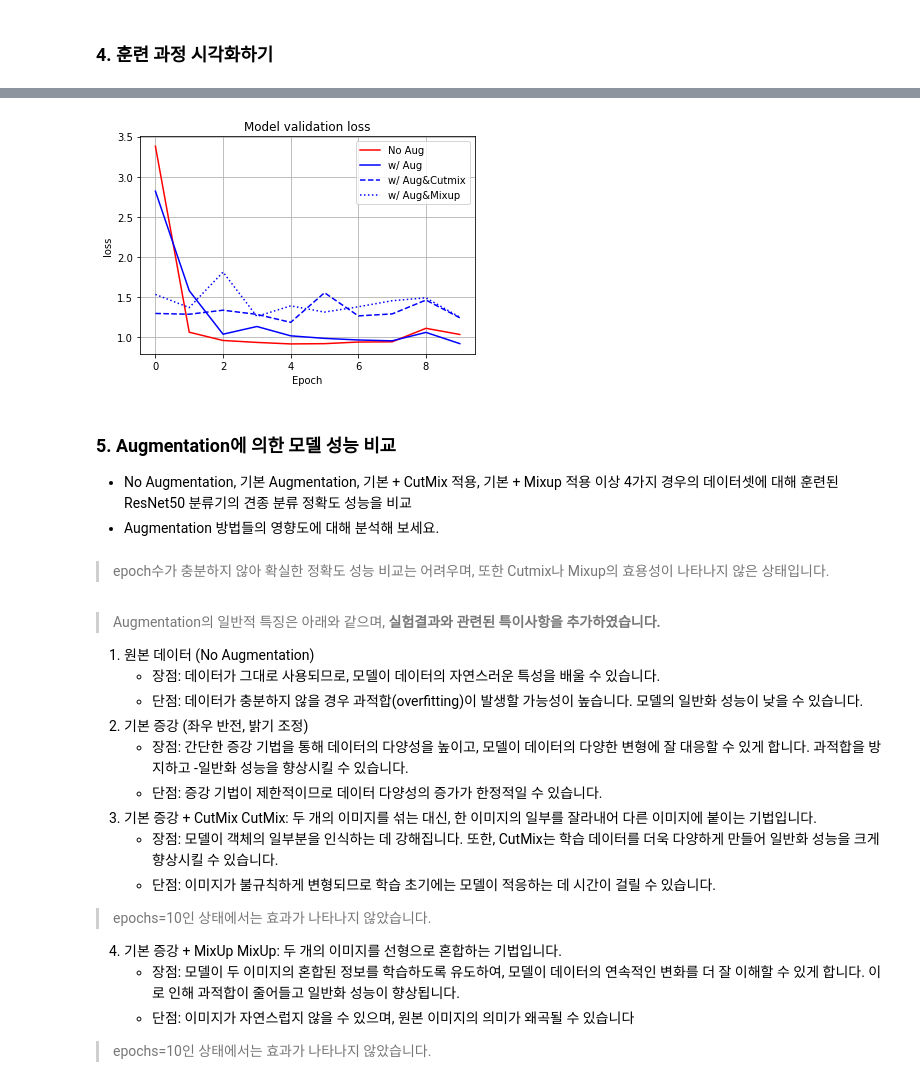
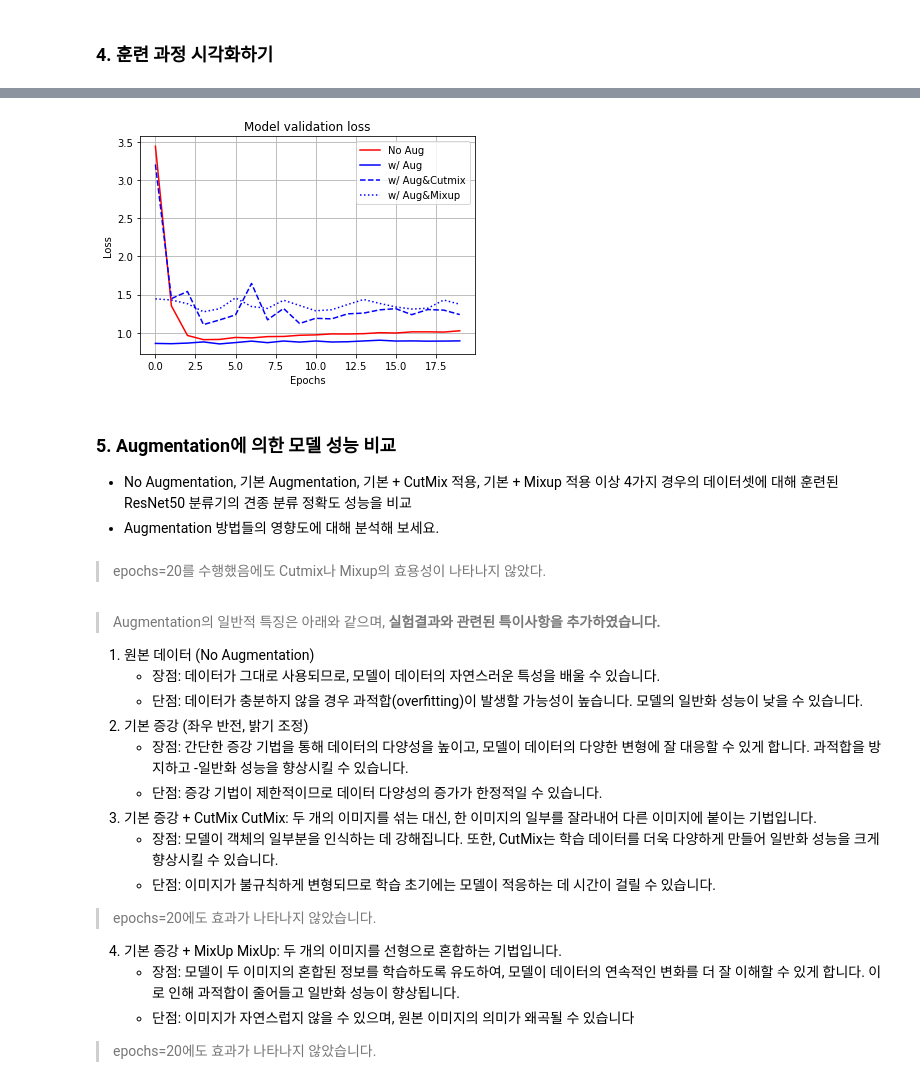
Before and after one commit to inseopbyeon/aiffel_assignment, a Jupyter notebook: 12th(CV)/Image Augmentation(Project).ipynb, the cells around one changed output, grey strips where cells are left out. Saved outputs shown, nothing was run; the diff lists cells and outputs as text; code cells hidden in the pictures.

```diff
--- a/12th(CV)/Image Augmentation(Project).ipynb
+++ b/12th(CV)/Image Augmentation(Project).ipynb
@@ -210,7 +210,7 @@ print('=3')
 * sparse_categorical_crossentropy() 대신 categorical_crossentropy()를 사용해 주세요!
 # %%
 #EPOCH = 20  # Augentation 적용 효과를 확인하기 위해 필요한 epoch 수
-EPOCH = 10
+EPOCH = 20
 
 resnet50.compile(
     loss='categorical_crossentropy', # 'categorical_crossentropy'로 변경
@@ -366,23 +354,23 @@ plt.show()
 # %%
 plt.plot(history_resnet50_no_aug.history['val_loss'], 'r')
 plt.plot(history_resnet50_aug.history['val_loss'], 'b')
 plt.plot(history_resnet50_aug_cutmix.history['val_loss'], 'b--')
 plt.plot(history_resnet50_aug_mixup.history['val_loss'], 'b:')
 plt.title('Model validation loss')
-plt.ylabel('loss')
-plt.xlabel('Epoch')
+plt.ylabel('Loss')
+plt.xlabel('Epochs')
 plt.legend(['No Aug', 'w/ Aug','w/ Aug&Cutmix','w/ Aug&Mixup'], loc='upper right')
 plt.grid(True)
 # plt.ylim(0.8, 2.)
 plt.show()
 # %% [output]
-[figure, old version]
+[figure, new version]
 # %% [markdown]
 ### 5. Augmentation에 의한 모델 성능 비교
 * No Augmentation, 기본 Augmentation, 기본 + CutMix 적용, 기본 + Mixup 적용 이상 4가지 경우의 데이터셋에 대해 훈련된 ResNet50 분류기의 견종 분류 정확도 성능을 비교
 * Augmentation 방법들의 영향도에 대해 분석해 보세요.
-# %% [markdown]
-> epoch수가 충분하지 않아 확실한 정확도 성능 비교는 어려우며, 또한 Cutmix나 Mixup의 효용성이 나타나지 않은 상태입니다.
+# %% [markdown]
+> epochs=20를 수행했음에도 Cutmix나 Mixup의 효용성이 나타나지 않았다.
 # %% [markdown]
 > Augmentation의 일반적 특징은 아래와 같으며, **실험결과와 관련된 특이사항을 추가하였습니다.**
 
@@ -396,12 +384,12 @@ plt.show()
 CutMix: 두 개의 이미지를 섞는 대신, 한 이미지의 일부를 잘라내어 다른 이미지에 붙이는 기법입니다.
     - 장점: 모델이 객체의 일부분을 인식하는 데 강해집니다. 또한, CutMix는 학습 데이터를 더욱 다양하게 만들어 일반화 성능을 크게 향상시킬 수 있습니다.
     - 단점: 이미지가 불규칙하게 변형되므로 학습 초기에는 모델이 적응하는 데 시간이 걸릴 수 있습니다.
-> epochs=10인 상태에서는 효과가 나타나지 않았습니다.
+> epochs=20에도 효과가 나타나지 않았습니다.
 4. 기본 증강 + MixUp
 MixUp: 두 개의 이미지를 선형으로 혼합하는 기법입니다.
     - 장점: 모델이 두 이미지의 혼합된 정보를 학습하도록 유도하여, 모델이 데이터의 연속적인 변화를 더 잘 이해할 수 있게 합니다. 이로 인해 과적합이 줄어들고 일반화 성능이 향상됩니다.
     - 단점: 이미지가 자연스럽지 않을 수 있으며, 원본 이미지의 의미가 왜곡될 수 있습니다
-> epochs=10인 상태에서는 효과가 나타나지 않았습니다.
+> epochs=20에도 효과가 나타나지 않았습니다.
 # %% [markdown]
 # 회고
 * resne50모델의 층이 깊어서 그런지, 모델 작동시간이 체감될 정도로 오래 걸렸다.
```
Also changed, not shown: parts of 6 cells of this notebook.
